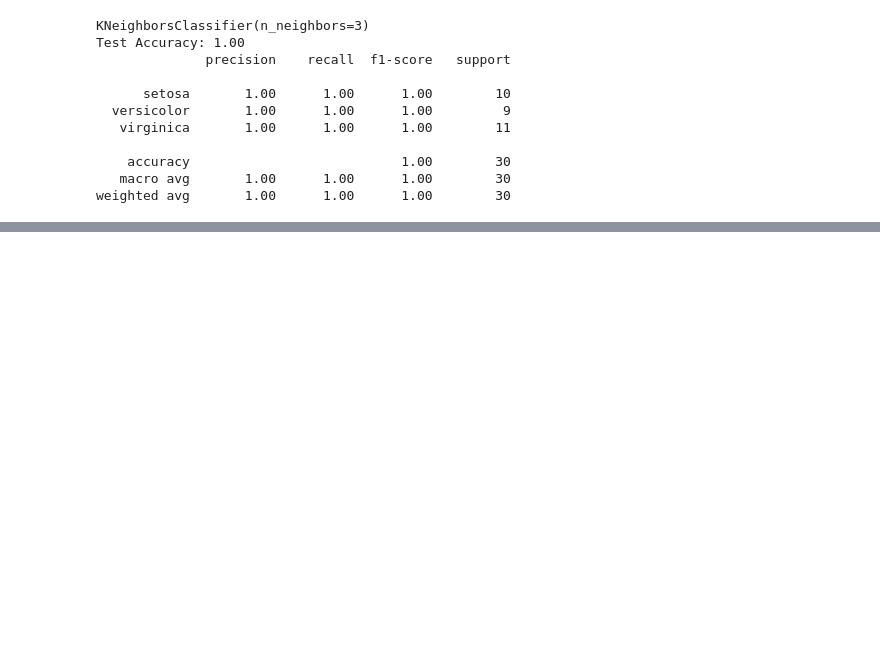
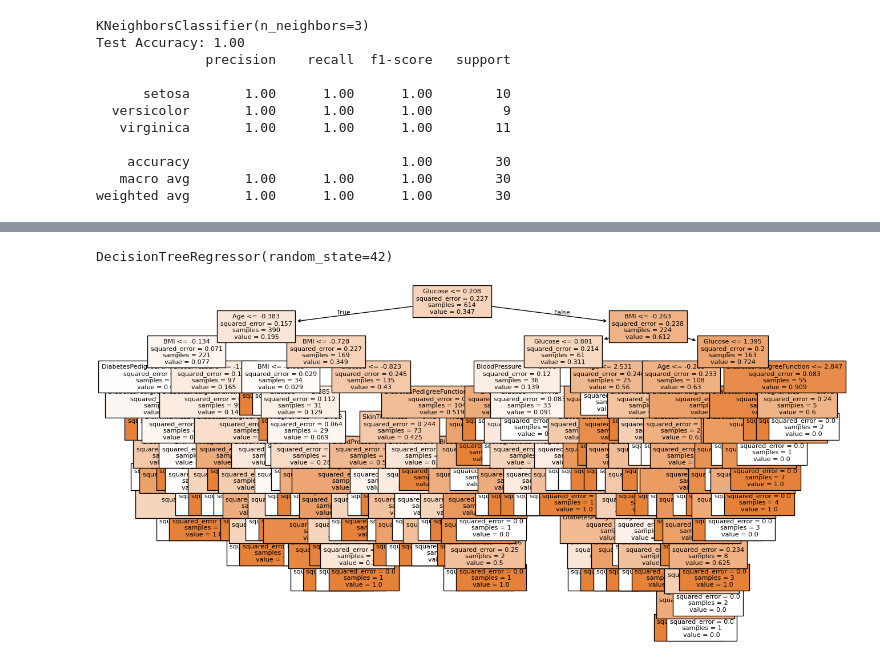
Before and after one commit to vedasri2511/ML_153, a Jupyter notebook: ML_LAB_153.ipynb, the cells around one changed output, grey strips where cells are left out. Saved outputs shown, nothing was run; the diff lists cells and outputs as text; code cells hidden in the pictures; blank space fills up the shorter version.

```diff
--- a/ML_LAB_153.ipynb
+++ b/ML_LAB_153.ipynb
@@ -1071,0 +1090,14 @@ weighted avg       1.00      1.00      1.00        30
+# %%
+X = df.iloc[:,:-1]
+y = df.iloc[:,-1]
+# %%
+X_train,x_test,y_train,y_test=train_test_split(X,y,test_size=0.2,random_state=42)
+# %%
+scaler=StandardScaler()
+X_train=scaler.fit_transform(X_train)
+x_test=scaler.transform(x_test)
+# %%
+model=DecisionTreeRegressor(random_state=42)
+model.fit(X_train,y_train)
+# %% [output]
+DecisionTreeRegressor(random_state=42)
@@ -1071,0 +1106,6 @@ weighted avg       1.00      1.00      1.00        30
+# %%
+plt.figure(figsize=(15, 8))
+plot_tree(model, feature_names=df.columns, filled=True, fontsize=8)
+plt.show()
+# %% [output]
+[figure, added]
```
Also changed, not shown: parts of 3 cells of this notebook.
